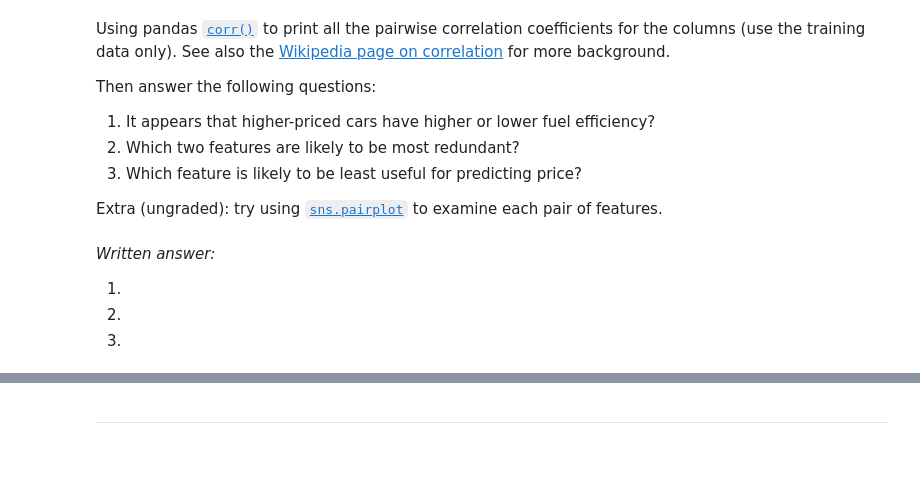
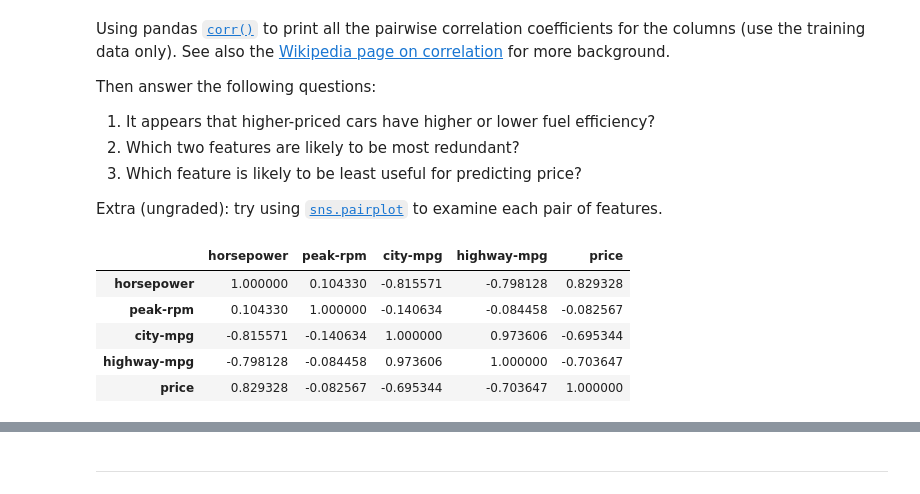
Before and after one commit to sotoodaa-ucb/ucb_mids_w207_homework_3, a Jupyter notebook: 03 Linear Regression with Tensorflow.ipynb, the cells around one changed output, grey strips where cells are left out. Drawn from its saved outputs; the diff is of its cells as text; code cells hidden in the pictures; blank space fills up the shorter version.

```diff
--- a/03 Linear Regression with Tensorflow.ipynb
+++ b/03 Linear Regression with Tensorflow.ipynb
@@ -243,6 +259,9 @@ Extra (ungraded): try using [`sns.pairplot`](https://seaborn.pydata.org/generate
-# %% [markdown]
-*Written answer:*
-
-1.
-2.
-3.
+# %%
+car_train.corr()
+# %% [output]
+|  | horsepower | peak-rpm | city-mpg | highway-mpg | price |
+| horsepower | 1.000000 | 0.104330 | -0.815571 | -0.798128 | 0.829328 |
+| peak-rpm | 0.104330 | 1.000000 | -0.140634 | -0.084458 | -0.082567 |
+| city-mpg | -0.815571 | -0.140634 | 1.000000 | 0.973606 | -0.695344 |
+| highway-mpg | -0.798128 | -0.084458 | 0.973606 | 1.000000 | -0.703647 |
+| price | 0.829328 | -0.082567 | -0.695344 | -0.703647 | 1.000000 |
```
Also changed, not shown: parts of 17 cells of this notebook.
